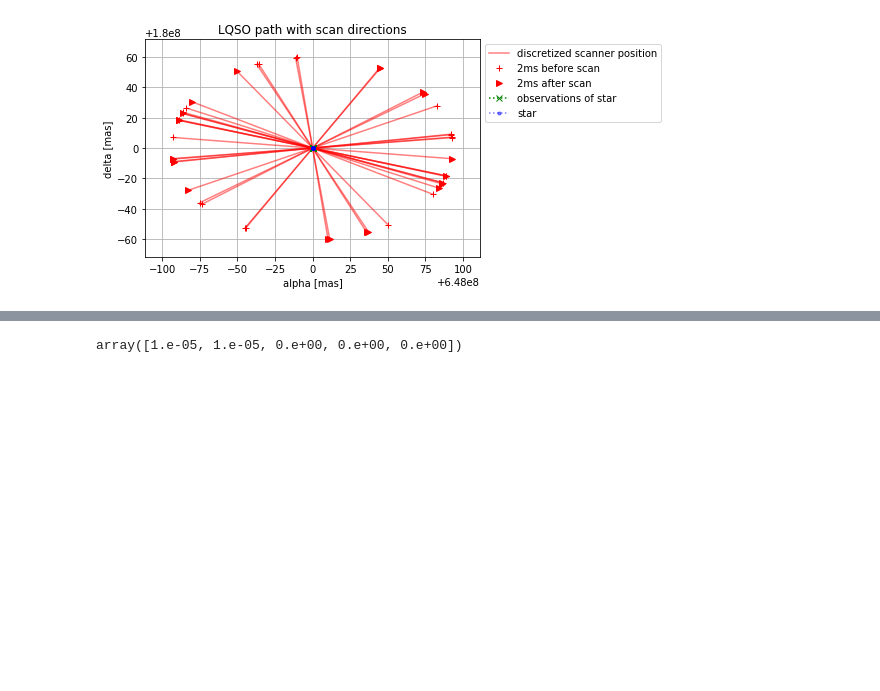
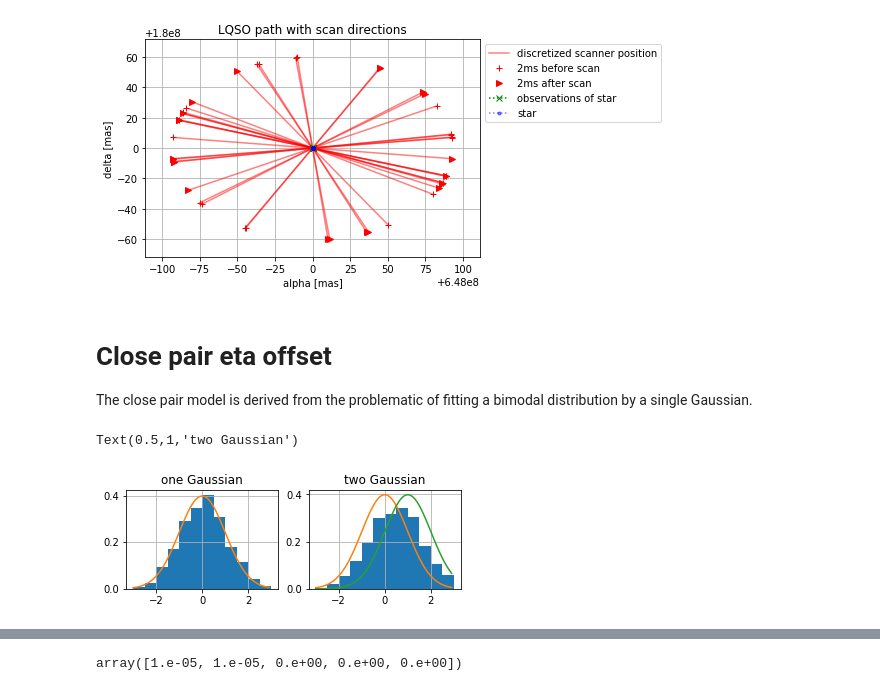
Before and after one commit to bombrun/GaiaLab, a Jupyter notebook: notebooks/alex/test_source_3.ipynb, the cells around one changed output, grey strips where cells are left out. Cells and saved outputs as stored; diff of their text form; code cells hidden in the pictures; blank space fills up the shorter version.

```diff
--- a/notebooks/alex/test_source_3.ipynb
+++ b/notebooks/alex/test_source_3.ipynb
@@ -175,3 +254,7 @@ aplots.plot_star_trajectory_with_scans(sat=gaia, source=LQSO, obs_times=scanner.
                                       num_ms_for_snapshot=2);
 # %% [output]
 [figure]
+# %% [markdown]
+# Close pair eta offset
+
+The close pair model is derived from the problematic of fitting a bimodal distribution by a single Gaussian.
@@ -177,0 +264,24 @@ aplots.plot_star_trajectory_with_scans(sat=gaia, source=LQSO, obs_times=scanner.
+# %%
+plt.subplot(221)
+n1 = np.random.normal(0,1,1000)
+h1 = plt.hist(list(n1),bins=12,normed=True,range=(-3,3))
+x = np.arange(-3,3,0.1)
+y = stats.norm.pdf(x,0,1)
+plt.plot(x,y)
+plt.grid()
+plt.title("one Gaussian")
+
+plt.subplot(222)
+n1 = np.random.normal(0,1,1000)
+n2 = np.random.normal(1,1,1000)
+h2 = plt.hist(list(n1)+list(n2),bins=12,normed=True,range=(-3,3))
+x = np.arange(-3,3,0.1)
+y0 = stats.norm.pdf(x,0,1)
+y1 = stats.norm.pdf(x,1,1)
+plt.plot(x,y0)
+plt.plot(x,y1)
+plt.grid()
+plt.title("two Gaussian")
+# %% [output]
+Text(0.5,1,'two Gaussian')
+[figure, added]
```
Also changed, not shown: parts of 61 cells of this notebook.
